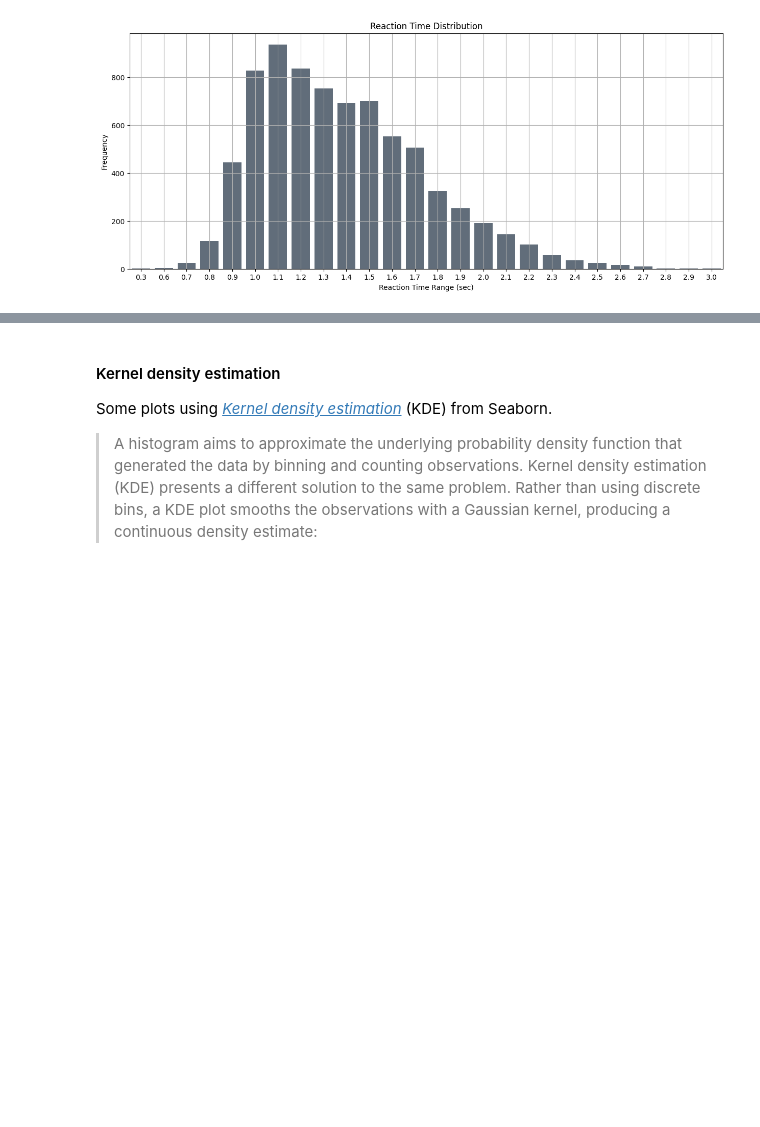
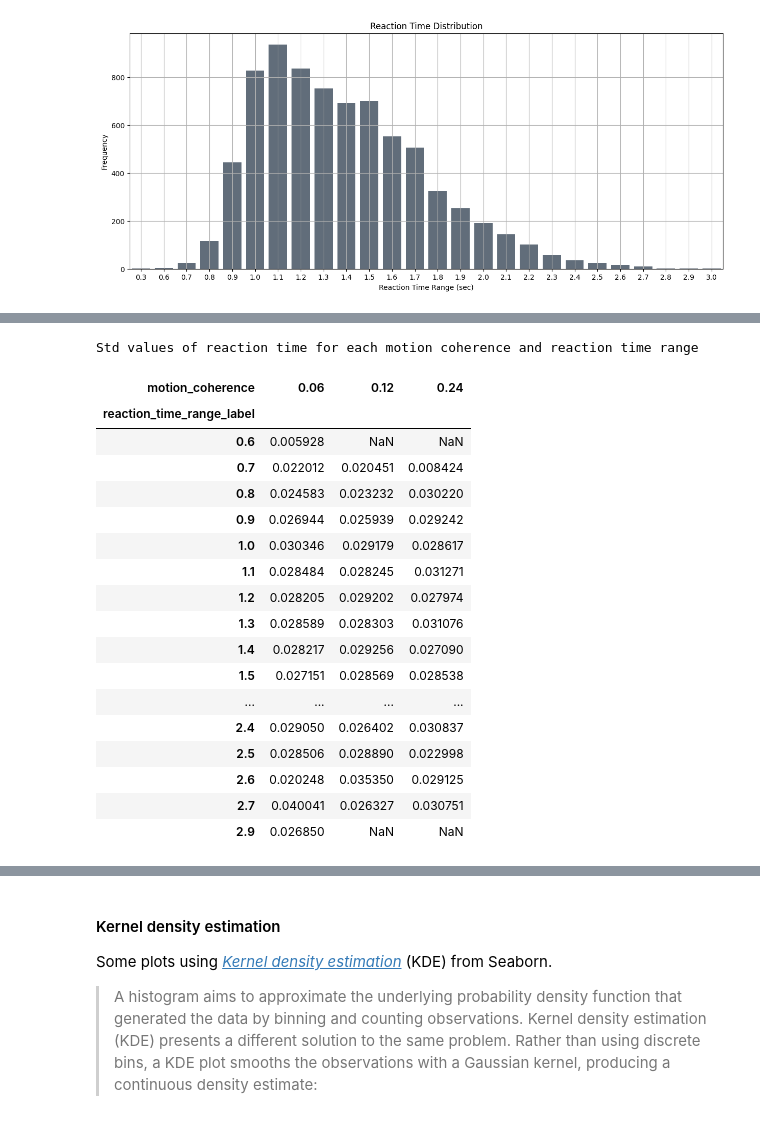
Before and after one commit to lucasbaldezzari/babesbayes-nma, a Jupyter notebook: coding/Issue4_Xiaoxiao.ipynb, the cells around one changed output, grey strips where cells are left out. Drawn from its saved outputs; the diff is of its cells as text; code cells hidden in the pictures; blank space fills up the shorter version.

```diff
--- a/coding/Issue4_Xiaoxiao.ipynb
+++ b/coding/Issue4_Xiaoxiao.ipynb
@@ -121,0 +157,24 @@ plt.show()
+# %%
+print("Std values of reaction time for each motion coherence and reaction time range")
+std_mc_reactiontime = data_s6.pivot_table(index='motion_coherence', columns='reaction_time_range_label', values='reaction_time', aggfunc='std')
+std_mc_reactiontime.T
+# %% [output]
+Std values of reaction time for each motion coherence and reaction time range
+| motion_coherence | 0.06 | 0.12 | 0.24 |
+| reaction_time_range_label |  |  |  |
+| 0.6 | 0.005928 | NaN | NaN |
+| 0.7 | 0.022012 | 0.020451 | 0.008424 |
+| 0.8 | 0.024583 | 0.023232 | 0.030220 |
+| 0.9 | 0.026944 | 0.025939 | 0.029242 |
+| 1.0 | 0.030346 | 0.029179 | 0.028617 |
+| 1.1 | 0.028484 | 0.028245 | 0.031271 |
+| 1.2 | 0.028205 | 0.029202 | 0.027974 |
+| 1.3 | 0.028589 | 0.028303 | 0.031076 |
+| 1.4 | 0.028217 | 0.029256 | 0.027090 |
+| 1.5 | 0.027151 | 0.028569 | 0.028538 |
+| ... | ... | ... | ... |
+| 2.4 | 0.029050 | 0.026402 | 0.030837 |
+| 2.5 | 0.028506 | 0.028890 | 0.022998 |
+| 2.6 | 0.020248 | 0.035350 | 0.029125 |
+| 2.7 | 0.040041 | 0.026327 | 0.030751 |
+| 2.9 | 0.026850 | NaN | NaN |
```
Also changed, not shown: parts of 5 cells of this notebook, 1 other file.
